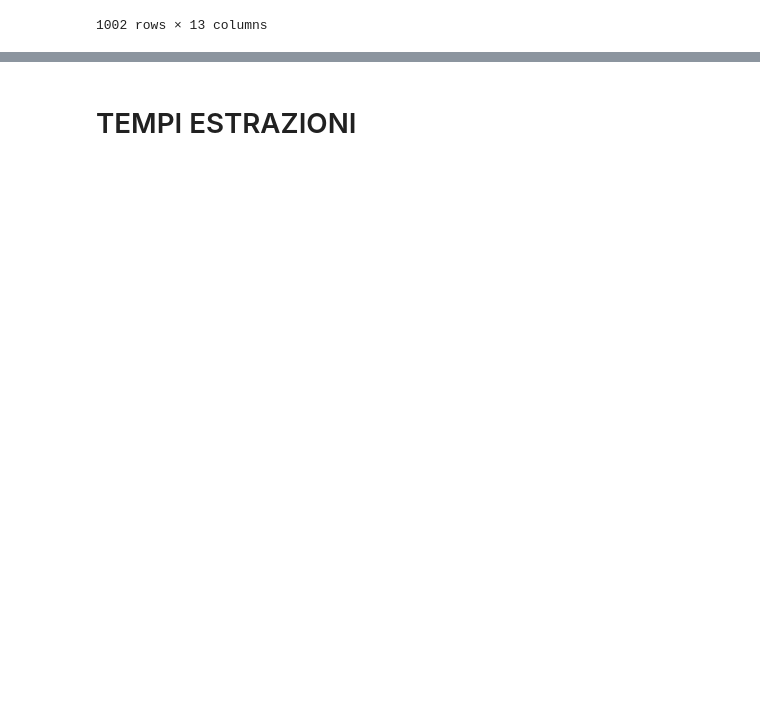
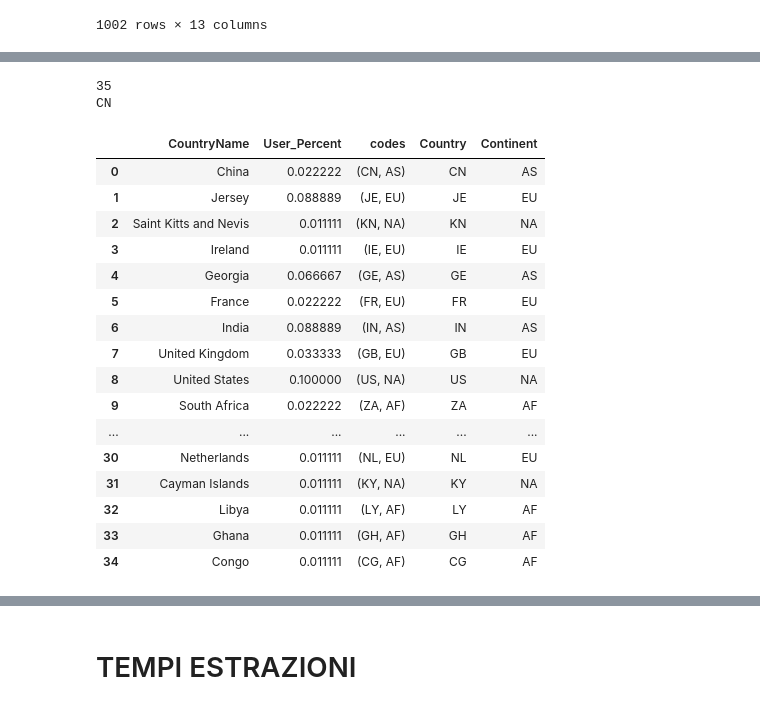
Before and after one commit to dedo99/Homework5, a Jupyter notebook: stats/wiki_stats.ipynb, the cells around one changed output, grey strips where cells are left out. Drawn from its saved outputs; the diff is of its cells as text; code cells hidden in the pictures; blank space fills up the shorter version.

```diff
--- a/stats/wiki_stats.ipynb
+++ b/stats/wiki_stats.ipynb
@@ -233,0 +304,45 @@ df
+# %%
+#function to convert to alpah2 country codes and continents
+from pycountry_convert import country_alpha2_to_continent_code, country_name_to_country_alpha2
+
+def get_continent(col):
+    try:
+        cn_a2_code =  country_name_to_country_alpha2(col)
+    except:
+        cn_a2_code = 'Unknown'
+    try:
+        cn_continent = country_alpha2_to_continent_code(cn_a2_code)
+    except:
+        cn_continent = 'Unknown'
+    return (cn_a2_code, cn_continent)
+
+list_tuple = list()
+for i in df_country.CountryName:
+    list_tuple.append(get_continent(i))
+
+print(len(list_tuple))
+df_country = df_country.assign(codes = list_tuple)
+print(list_tuple[0][0])
+df_country = df_country.assign(Country = list(zip(*list_tuple))[0])
+df_country = df_country.assign(Continent = list(zip(*list_tuple))[1])
+df_country
+# %% [output]
+35
+CN
+|  | CountryName | User_Percent | codes | Country | Continent |
+| 0 | China | 0.022222 | (CN, AS) | CN | AS |
+| 1 | Jersey | 0.088889 | (JE, EU) | JE | EU |
+| 2 | Saint Kitts and Nevis | 0.011111 | (KN, NA) | KN | NA |
+| 3 | Ireland | 0.011111 | (IE, EU) | IE | EU |
+| 4 | Georgia | 0.066667 | (GE, AS) | GE | AS |
+| 5 | France | 0.022222 | (FR, EU) | FR | EU |
+| 6 | India | 0.088889 | (IN, AS) | IN | AS |
+| 7 | United Kingdom | 0.033333 | (GB, EU) | GB | EU |
+| 8 | United States | 0.100000 | (US, NA) | US | NA |
+| 9 | South Africa | 0.022222 | (ZA, AF) | ZA | AF |
+| ... | ... | ... | ... | ... | ... |
+| 30 | Netherlands | 0.011111 | (NL, EU) | NL | EU |
+| 31 | Cayman Islands | 0.011111 | (KY, NA) | KY | NA |
+| 32 | Libya | 0.011111 | (LY, AF) | LY | AF |
+| 33 | Ghana | 0.011111 | (GH, AF) | GH | AF |
+| 34 | Congo | 0.011111 | (CG, AF) | CG | AF |
```
Also changed, not shown: parts of 15 cells of this notebook, 1 other file.
